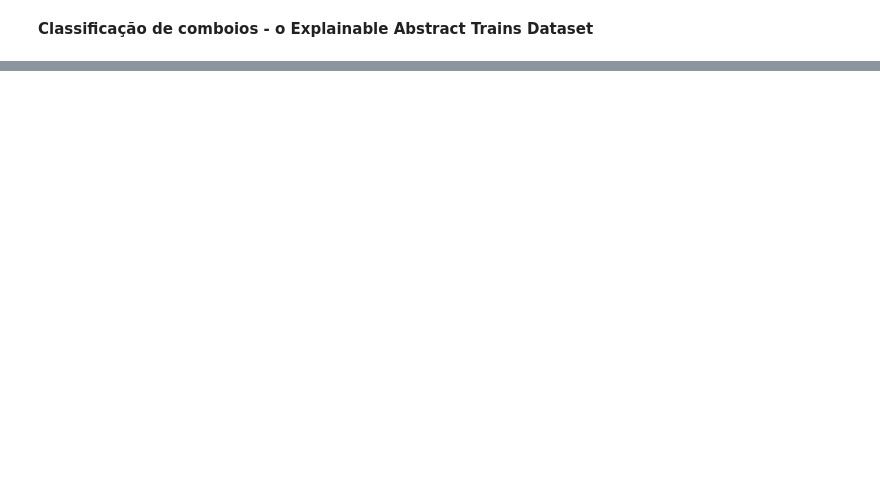
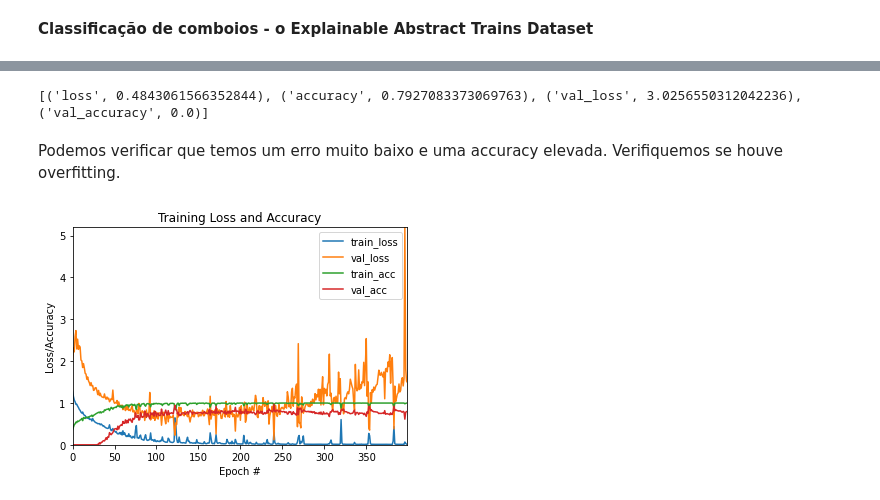
Before and after one commit to brun0vieira/IA-labs, a Jupyter notebook: labwork7/tp7_4.ipynb, the cells around one changed output, grey strips where cells are left out. Cells and saved outputs as stored; diff of their text form; code cells hidden in the pictures; blank space fills up the shorter version.

```diff
--- a/labwork7/tp7_4.ipynb
+++ b/labwork7/tp7_4.ipynb
@@ -14,0 +169,11 @@ Mounted at /content/drive
+# %%
+keras.backend.clear_session()
+model = keras.Sequential([
+  keras.layers.Flatten(),
+  keras.layers.Dense(4,activation='relu'),
+  keras.layers.Dense(4,activation='relu'),
+  keras.layers.Dense(4,activation='softmax')
+])
+
+model.compile(loss='categorical_crossentropy', optimizer='adam', metrics=['accuracy'])
+hist = model.fit(training_data_images,training_data_labels,validation_split=0.2,epochs=400,batch_size=16)
@@ -14,0 +198,4 @@ Mounted at /content/drive
+# %%
+print_loss_acc(hist)
+# %% [output]
+[('loss', 0.4843061566352844), ('accuracy', 0.7927083373069763), ('val_loss', 3.0256550312042236), ('val_accuracy', 0.0)]
@@ -14,0 +204,7 @@ Mounted at /content/drive
+# %% [markdown]
+Podemos verificar que temos um erro muito baixo e uma accuracy elevada.
+Verifiquemos se houve overfitting.
+# %%
+plot_loss_acc(hist)
+# %% [output]
+[figure, added]
```
Also changed, not shown: parts of 20 cells of this notebook.
